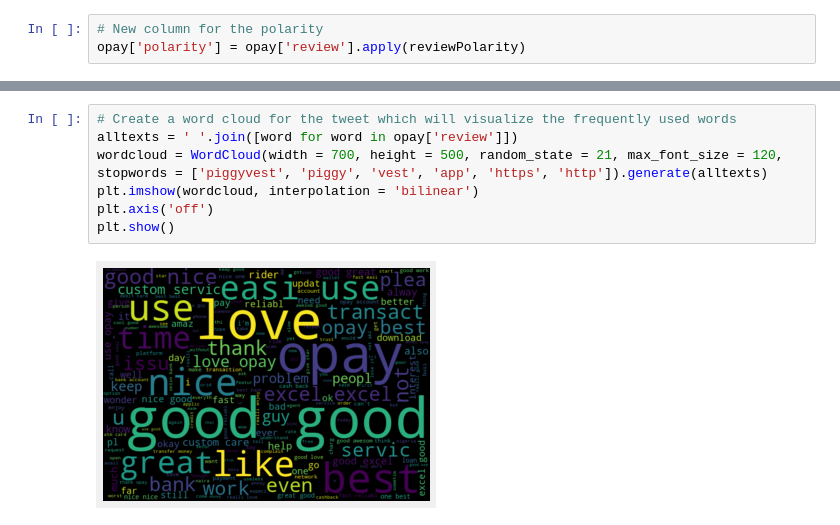
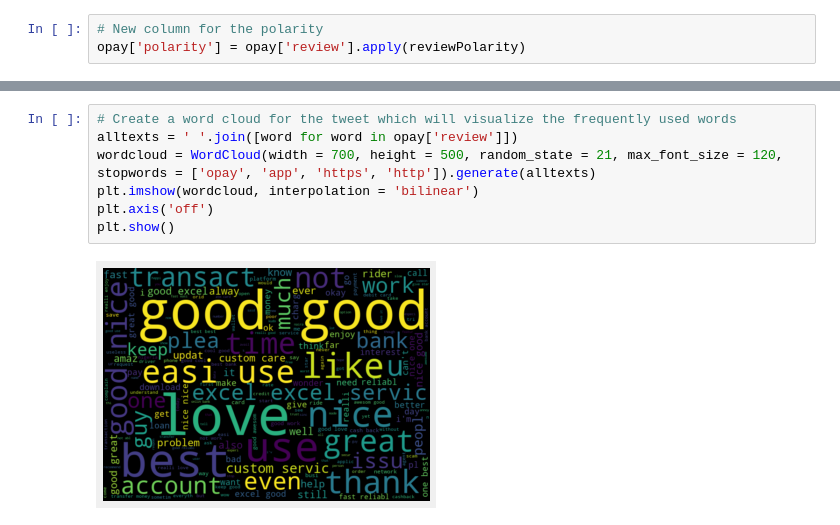
Before and after one commit to dekings44/opay_sentiment_analysis, a Jupyter notebook: opay.ipynb, the cells around one changed output, grey strips where cells are left out. Saved outputs shown, nothing was run; the diff lists cells and outputs as text.

```diff
--- a/opay.ipynb
+++ b/opay.ipynb
@@ -133,9 +133,9 @@ opay.head()
 # %%
 # Create a word cloud for the tweet which will visualize the frequently used words
 alltexts = ' '.join([word for word in opay['review']])
-wordcloud = WordCloud(width = 700, height = 500, random_state = 21, max_font_size = 120, stopwords = ['piggyvest', 'piggy', 'vest', 'app', 'https', 'http']).generate(alltexts)
+wordcloud = WordCloud(width = 700, height = 500, random_state = 21, max_font_size = 120, stopwords = ['opay', 'app', 'https', 'http']).generate(alltexts)
 plt.imshow(wordcloud, interpolation = 'bilinear')
 plt.axis('off')
 plt.show()
 # %% [output]
-[figure, old version]
+[figure, new version]
```
